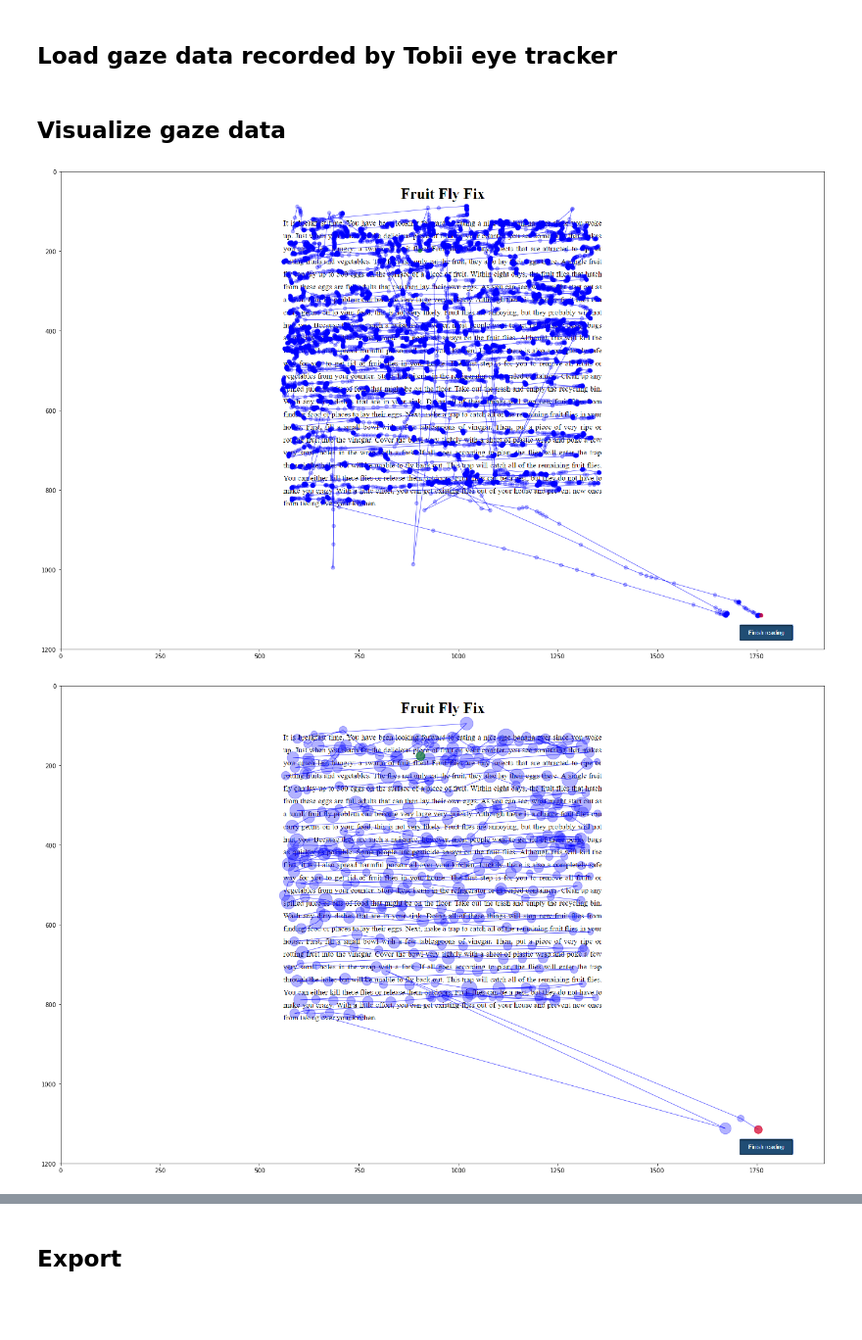
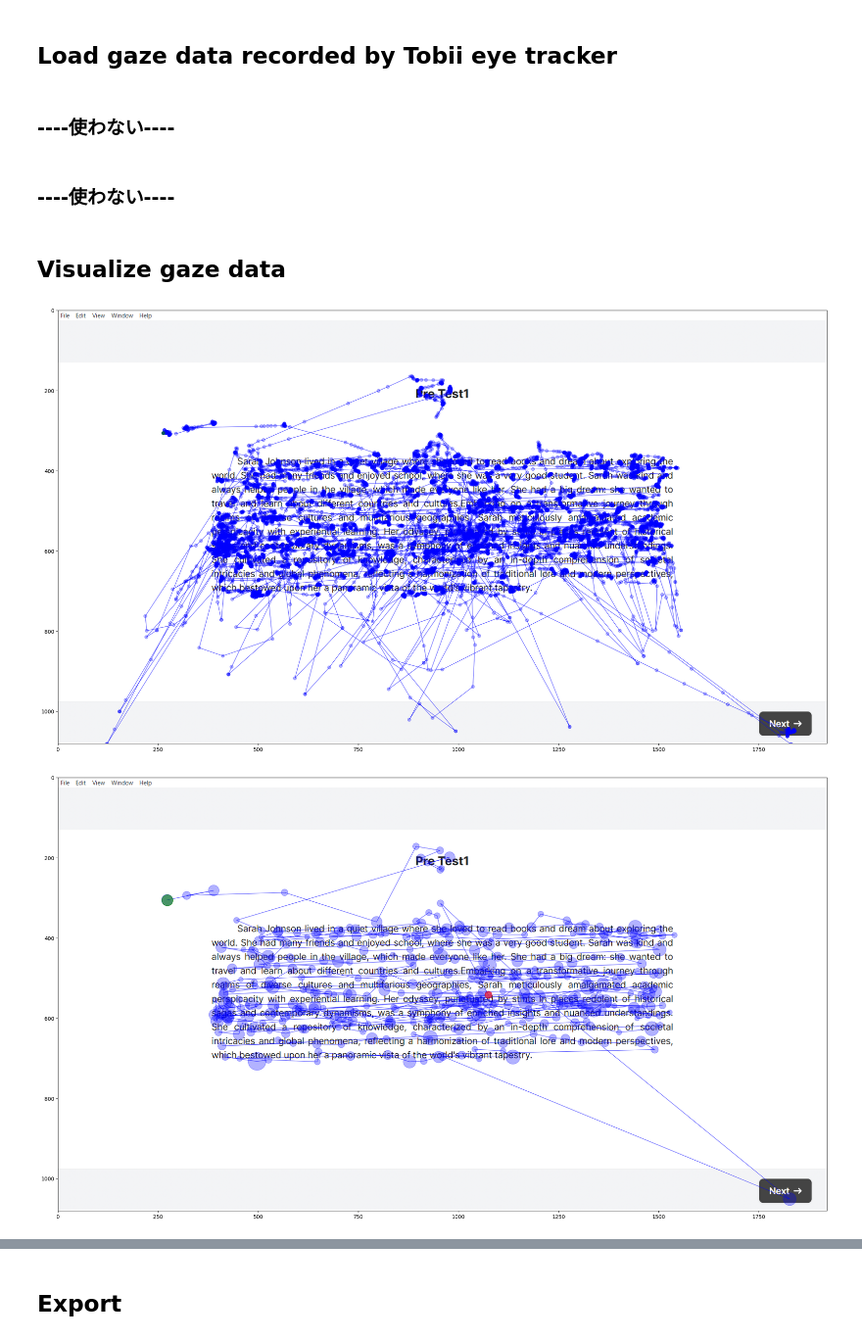
Before and after one commit to KyoyaIwatsuru/data-science-intro, a Jupyter notebook: code/ipynb/gaze-analysis.ipynb, the cells around one changed output, grey strips where cells are left out. Shown at 98% size. Saved outputs shown, nothing was run; the diff lists cells and outputs as text; code cells hidden in the pictures; blank space fills up the shorter version.

```diff
--- a/code/ipynb/gaze-analysis.ipynb
+++ b/code/ipynb/gaze-analysis.ipynb
@@ -16,0 +55,3 @@ Populating the interactive namespace from numpy and matplotlib
+# %%
+target_dir = "../../data/input/tobii_test/"
+text_data = plot(target_dir)
@@ -17,5 +62,7 @@ Populating the interactive namespace from numpy and matplotlib
 # %% [markdown]
 ## Load gaze data recorded by Tobii eye tracker
+# %% [markdown]
+### ----使わない----
 # %%
 def v(data, column):
     return data[column].values
@@ -37,7 +84,13 @@ def readEvents(path):
     data = pd.read_csv(path)
     return v(data, "#timestamp")*0.001
 # %%
-target_dir = "../../data/input/tobii_2017-03-14_10-38-36/"
+target_dir = "../../data/input/tobii_test2/"
 all_data = readTobiiData(target_dir)
+# %% [markdown]
+### ----使わない----
 # %% [markdown]
 ## Visualize gaze data
+# %%
+gaze_x = text_data['gaze_x']*1.25
+gaze_y = text_data['gaze_y']*1.25
+data = np.vstack((text_data['#timestamp'], gaze_x, gaze_y)).T
@@ -44,16 +101,12 @@ all_data = readTobiiData(target_dir)
 # %%
-data = all_data[0]
+# data = all_data[0]
 image_path = target_dir+"002_back.png"
 
 eg.plotScanPath(data[:, 1], data[:, 2], np.array([50.0 for x in data]), bg_image=image_path)
 
-# Fixation-saccade detection proposed by Buscher et al. (2008)
-fx = eg.detectFixations(data[:, 0], data[:, 1], data[:, 2],
-                        min_concat_gaze_count=9, min_fixation_size=20, max_fixation_size=40)
-
 eg.plotScanPath(fx[:, 1], fx[:, 2], fx[:, 3], bg_image=image_path)
 
 eg.plotHeatmap(fx[:, 1], fx[:, 2], fx[:, 3], bg_image=image_path)
 # %% [output]
-[figure, old version]
+[figure, new version]
-[figure, old version]
+[figure, new version]
```
Also changed, not shown: parts of 9 cells of this notebook, 22 other files.
